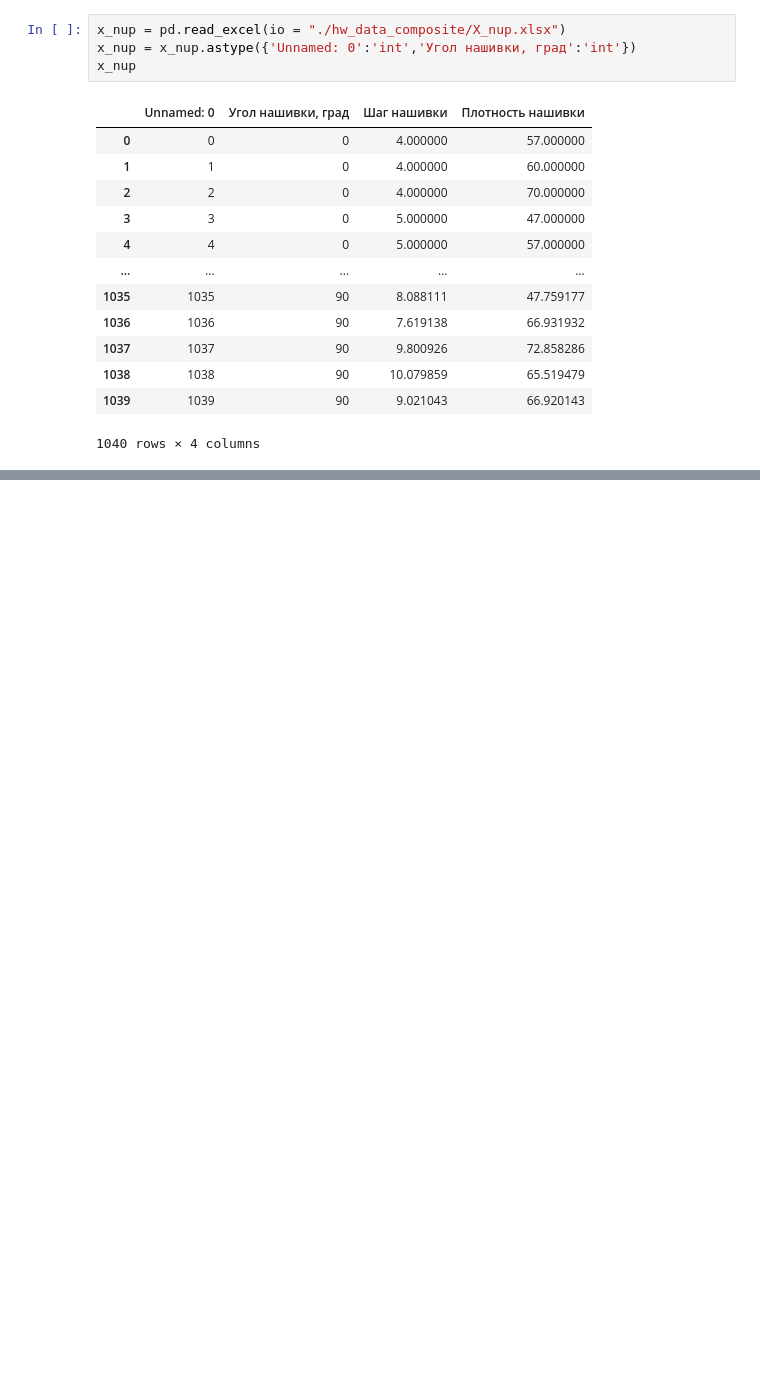
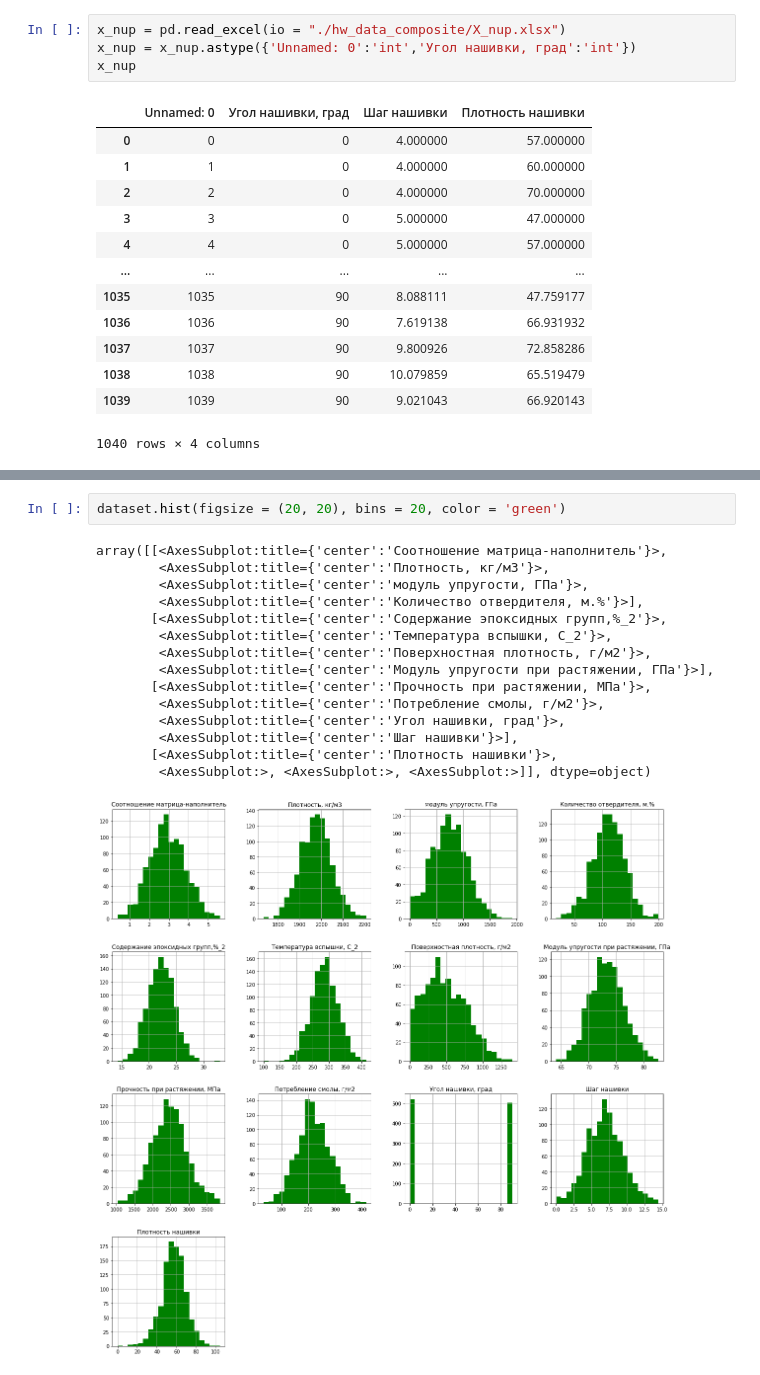
Before and after one commit to BolivandoJJ/ds-vkr, a Jupyter notebook: VKR.ipynb, the cells around one changed output, grey strips where cells are left out. Cells and saved outputs as stored; diff of their text form; blank space fills up the shorter version.

Commit message:
added hist and scatter_matrix

```diff
--- a/VKR.ipynb
+++ b/VKR.ipynb
@@ -63,0 +123,18 @@ dataset
+# %%
+dataset.hist(figsize = (20, 20), bins = 20, color = 'green')
+# %% [output]
+array([[<AxesSubplot:title={'center':'Соотношение матрица-наполнитель'}>,
+        <AxesSubplot:title={'center':'Плотность, кг/м3'}>,
+        <AxesSubplot:title={'center':'модуль упругости, ГПа'}>,
+        <AxesSubplot:title={'center':'Количество отвердителя, м.%'}>],
+       [<AxesSubplot:title={'center':'Содержание эпоксидных групп,%_2'}>,
+        <AxesSubplot:title={'center':'Температура вспышки, С_2'}>,
+        <AxesSubplot:title={'center':'Поверхностная плотность, г/м2'}>,
+        <AxesSubplot:title={'center':'Модуль упругости при растяжении, ГПа'}>],
+       [<AxesSubplot:title={'center':'Прочность при растяжении, МПа'}>,
+        <AxesSubplot:title={'center':'Потребление смолы, г/м2'}>,
+        <AxesSubplot:title={'center':'Угол нашивки, град'}>,
+        <AxesSubplot:title={'center':'Шаг нашивки'}>],
+       [<AxesSubplot:title={'center':'Плотность нашивки'}>,
+        <AxesSubplot:>, <AxesSubplot:>, <AxesSubplot:>]], dtype=object)
+[figure, added]
```
Also changed, not shown: parts of 11 cells of this notebook.
